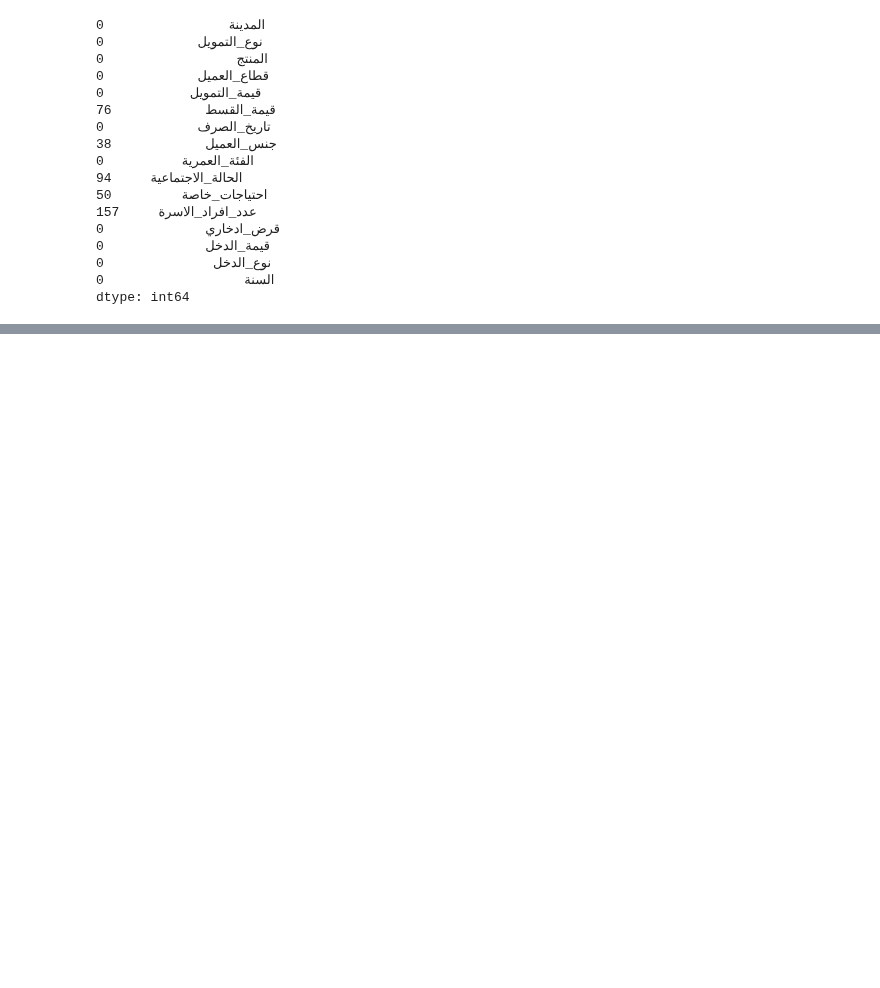
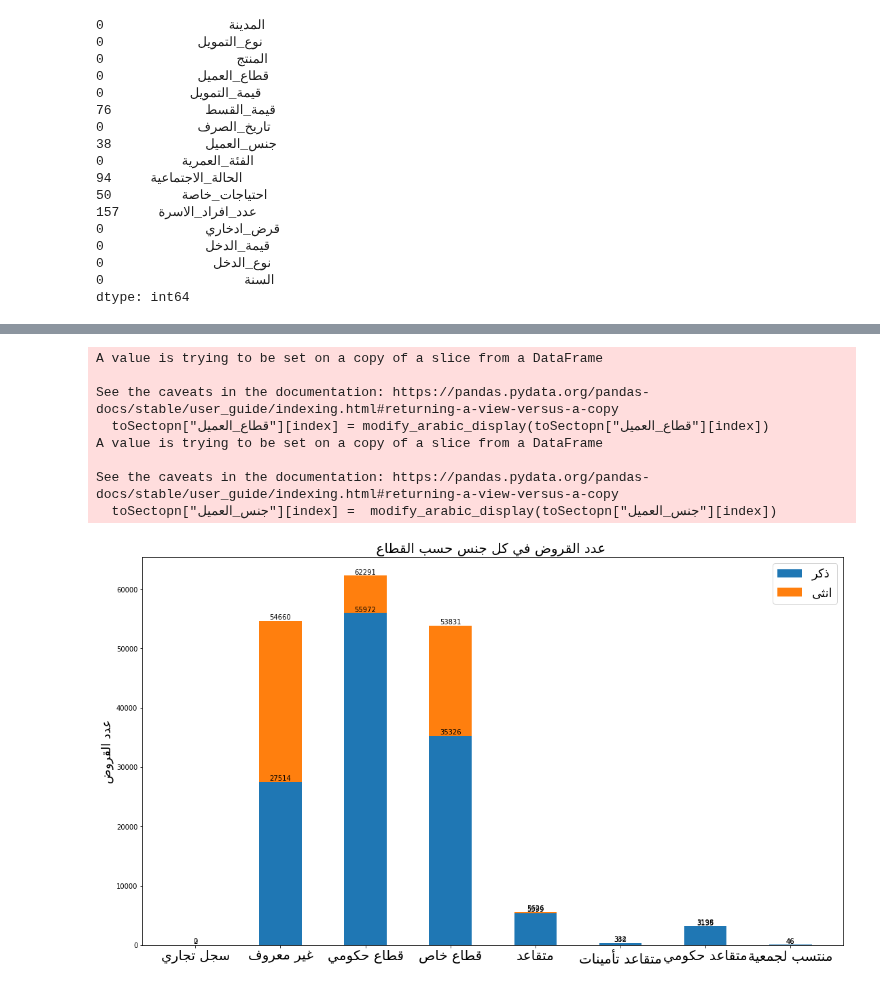
Before and after one commit to aeprogress/gov_banking_eda, a Jupyter notebook: src/sara_eda.ipynb, the cells around one changed output, grey strips where cells are left out. Saved outputs shown, nothing was run; the diff lists cells and outputs as text; code cells hidden in the pictures; blank space fills up the shorter version.

```diff
--- a/src/sara_eda.ipynb
+++ b/src/sara_eda.ipynb
@@ -6,3 +29,6 @@ import seaborn as sns
+# %%
+def modify_arabic_display(s):
+    return get_display(arabic_reshaper.reshape(s.encode('utf-8').decode('utf8')))
 # %%
 data = pd.read_csv('../data/gov_banking_data.csv')
 # %%
@@ -176,0 +366,40 @@ dtype: int64
+# %%
+toSectopn = data.groupby(["قطاع_العميل" , 'جنس_العميل'])['قيمة_التمويل'].count().reset_index(name='عدد القروض')
+if toSectopn["قطاع_العميل"][0] =='سجل تجاري':
+        for index, row in toSectopn.iterrows():
+
+                toSectopn["قطاع_العميل"][index] = modify_arabic_display(toSectopn["قطاع_العميل"][index])
+
+                toSectopn["جنس_العميل"][index] =  modify_arabic_display(toSectopn["جنس_العميل"][index])
+
+fig, ax = plt.subplots()
+a= list(toSectopn["قطاع_العميل"].unique())
+
+b = list(toSectopn[toSectopn["جنس_العميل"] == "ﺮﻛﺫ"]["عدد القروض"])
+b.insert(0,0)
+c = list(toSectopn[toSectopn["جنس_العميل"] == "ﻰﺜﻧﺃ"]["عدد القروض"])
+c.append(0)
+
+fig.set_size_inches(18.5, 10.5)
+
+ax.bar(a, b, 0.5  , label=modify_arabic_display("ذكر") )
+ax.bar(a,  c, 0.5 , bottom=b,
+       label=modify_arabic_display('انثى'))
+plt.tick_params(axis='x', which='major', labelsize=20)
+for bars in ax.containers:
+    ax.bar_label(bars)
+ax.set_ylabel(modify_arabic_display('عدد القروض') ,  fontsize = 18)
+ax.set_title(modify_arabic_display("  عدد القروض في كل جنس حسب القطاع " ) , fontsize = 20)
+ax.legend(fontsize = 18)
+
+plt.show()
+# %% [output]
+A value is trying to be set on a copy of a slice from a DataFrame
+
+See the caveats in the documentation: https://pandas.pydata.org/pandas-docs/stable/user_guide/indexing.html#returning-a-view-versus-a-copy
+  toSectopn["قطاع_العميل"][index] = modify_arabic_display(toSectopn["قطاع_العميل"][index])
+A value is trying to be set on a copy of a slice from a DataFrame
+
+See the caveats in the documentation: https://pandas.pydata.org/pandas-docs/stable/user_guide/indexing.html#returning-a-view-versus-a-copy
+  toSectopn["جنس_العميل"][index] =  modify_arabic_display(toSectopn["جنس_العميل"][index])
+[figure, added]
```
Also changed, not shown: parts of 21 cells of this notebook.
